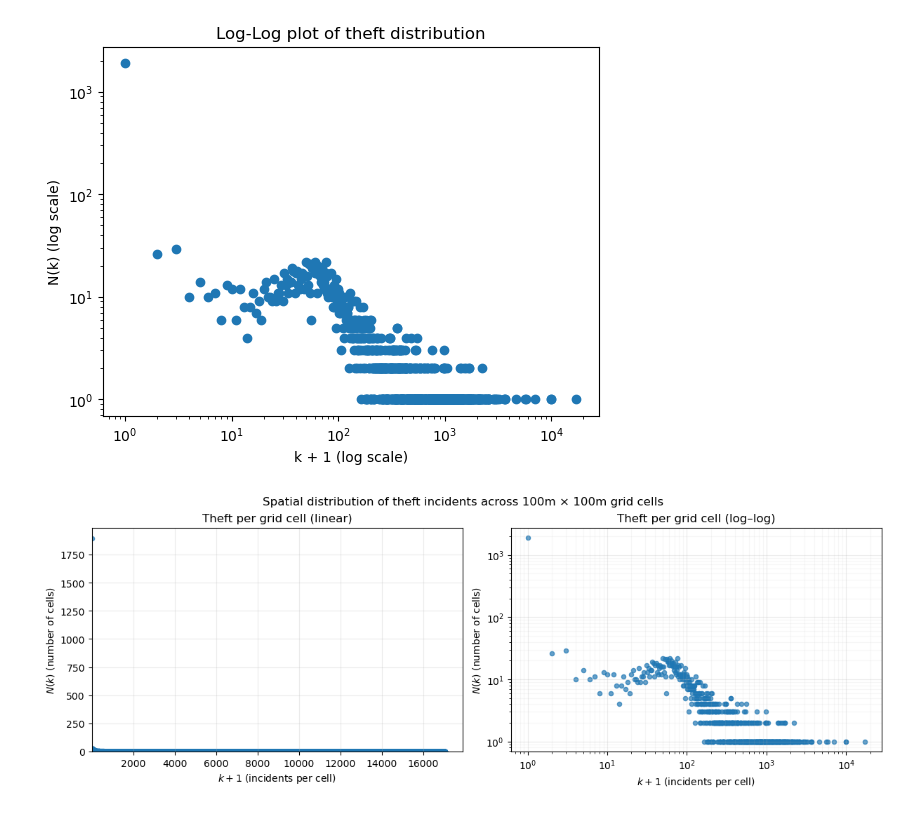
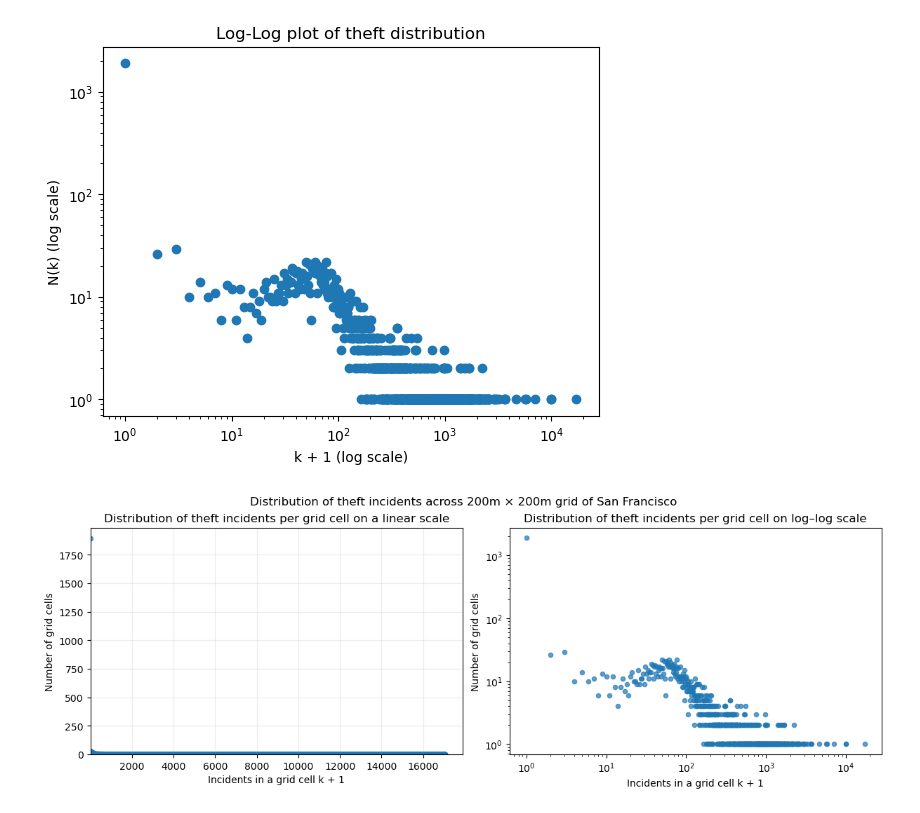
Before and after one commit to JBorregaardd/sdv_assignments, a Jupyter notebook: exe1.4.ipynb, the cells around one changed output. Saved outputs shown, nothing was run; the diff lists cells and outputs as text; code cells hidden in the pictures.

```diff
--- a/exe1.4.ipynb
+++ b/exe1.4.ipynb
@@ -117,46 +117,41 @@ plt.show()
 # %%
 x = k_vals + 1
 y = nk
 
 fig, axes = plt.subplots(1, 2, figsize=(12, 4), constrained_layout=True)
 
-# --- Linear plot ---
+# Linear plot
 ax = axes[0]
 ax.scatter(x, y, s=20, alpha=0.7)
-ax.set_title("Theft per grid cell (linear)")
-ax.set_xlabel(r"$k + 1$ (incidents per cell)")
-ax.set_ylabel(r"$N(k)$ (number of cells)")
+ax.set_title("Distribution of theft incidents per grid cell on a linear scale")
+ax.set_xlabel("Incidents in a grid cell k + 1")
+ax.set_ylabel("Number of grid cells")
 ax.grid(True, alpha=0.25)
+
 
 ax.set_ylim(bottom=0)
 ax.set_xlim(left=1)
 
-# Optional: improve readability by trimming extreme tail
-# x_max = np.percentile(x, 99)
-# ax.set_xlim(1, x_max)
 
-
-# --- Log-log plot ---
+# Log-log plot
 ax = axes[1]
 
 mask = y > 0
 ax.scatter(x[mask], y[mask], s=20, alpha=0.7)
 
 ax.set_xscale("log")
 ax.set_yscale("log")
 
-ax.set_title("Theft per grid cell (log–log)")
-ax.set_xlabel(r"$k + 1$ (incidents per cell)")
-ax.set_ylabel(r"$N(k)$ (number of cells)")
+ax.set_title("Distribution of theft incidents per grid cell on log–log scale")
+ax.set_xlabel("Incidents in a grid cell k + 1")
+ax.set_ylabel("Number of grid cells")
 
-ax.grid(True, which="major", alpha=0.25)
-ax.grid(True, which="minor", alpha=0.1)
 
 fig.suptitle(
-    "Spatial distribution of theft incidents across 100m × 100m grid cells",
+    "Distribution of theft incidents across 200m × 200m grid of San Francisco",
     y=1.05
 )
 
 plt.show()
 # %% [output]
-[figure, old version]
+[figure, new version]
```
Also changed, not shown: parts of 3 cells of this notebook.
